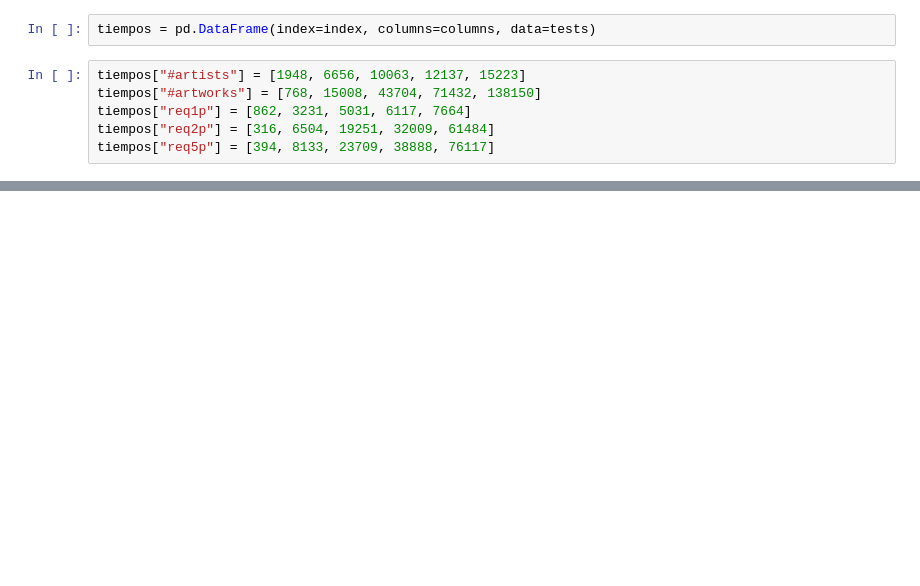
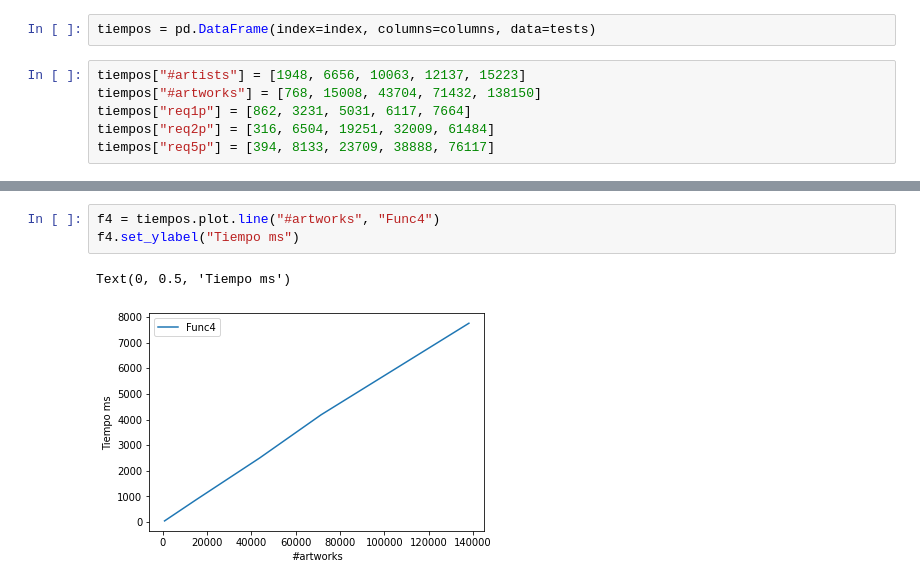
Before and after one commit to EDA2021-2-SEC06-G08/Reto2-G08, a Jupyter notebook: App/test.ipynb, the cells around one changed output, grey strips where cells are left out. Cells and saved outputs as stored; diff of their text form; blank space fills up the shorter version.

```diff
--- a/App/test.ipynb
+++ b/App/test.ipynb
@@ -128,0 +135,6 @@ tiempos.plot.line()
+# %%
+f4 = tiempos.plot.line("#artworks", "Func4")
+f4.set_ylabel("Tiempo ms")
+# %% [output]
+Text(0, 0.5, 'Tiempo ms')
+[figure, added]
```
Also changed, not shown: parts of 9 cells of this notebook, 2 other files.
